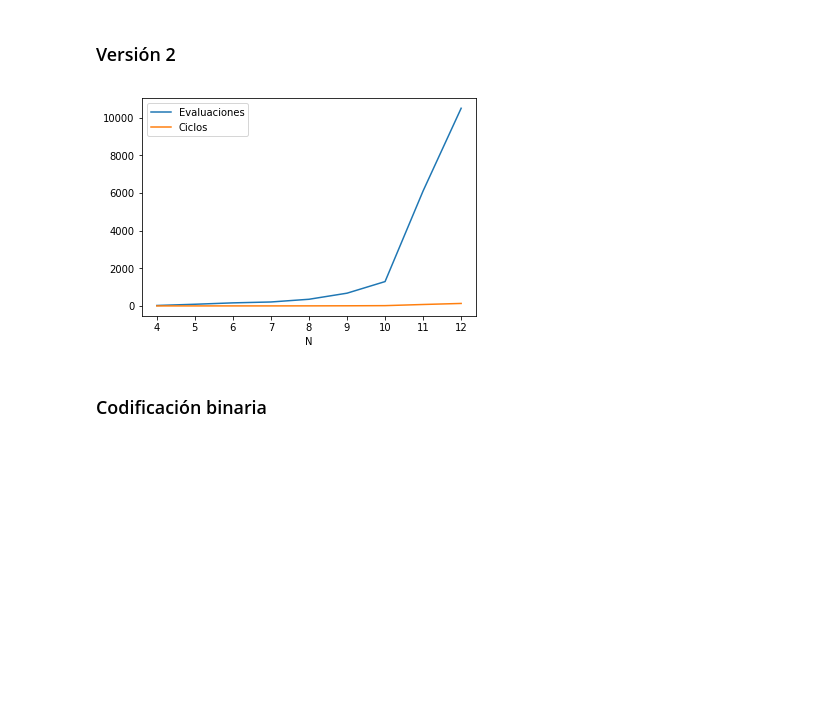
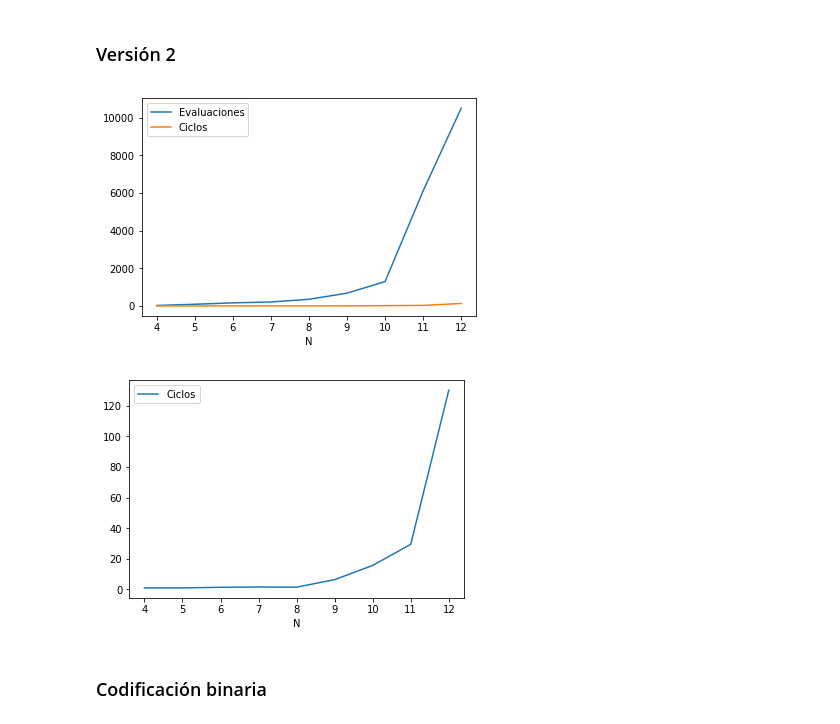
Before and after one commit to blayhem/uc3m-GA-nqueens, a Jupyter notebook: Graphics.ipynb, the cells around one changed output. Cells and saved outputs as stored; diff of their text form; code cells hidden in the pictures; blank space fills up the shorter version.

```diff
--- a/Graphics.ipynb
+++ b/Graphics.ipynb
@@ -22,20 +22,27 @@ plt.show()
 # %%
 import matplotlib.pyplot as plt
 
-evals2  = [24.0,88.9,162.9,209.9,353.9,677.1,1293.5,6107.3,10495.9,23343.6,76067.4,165205.7,368870.4]
-ciclos2 = [1.0,1.0,1.4,1.6,3.7,7.7,15.7,76.6,132.3,293.0,954.7,2072.4,4626.7]
+evals2  = [24.0,88.9,162.9,209.9,353.9,677.1,1293.5,6107.3,10495.9,23343.6,34762.8,165205.7,368870.4]
+ciclos2 = [1.0,1.0,1.4,1.6,1.5,6.4,15.7,29.5,130.2,293.0,436.2,2072.4,4626.7]
 
 plt.plot([i for i in range(4,13)], evals2[:9], label='Evaluaciones')
 plt.plot([i for i in range(4,13)], ciclos2[:9], label='Ciclos')
 
 # title = 'N={}, K={}, L={}, p. de mutación={}, p. de cruce={}'.format(self.N, self.K, self.L, self.pm, self.pc)
 # plt.title(title)
 # plt.ylabel('')
 plt.xlabel('N')
 plt.legend()
 plt.show()
+
+
+plt.plot([i for i in range(4,13)], ciclos2[:9], label='Ciclos')
+plt.xlabel('N')
+plt.legend()
+plt.show()
 # %% [output]
 [figure]
+[figure, added]
 # %% [markdown]
 ### Codificación binaria
 # %%
```
Also changed, not shown: parts of 2 cells of this notebook, 2 other files.
